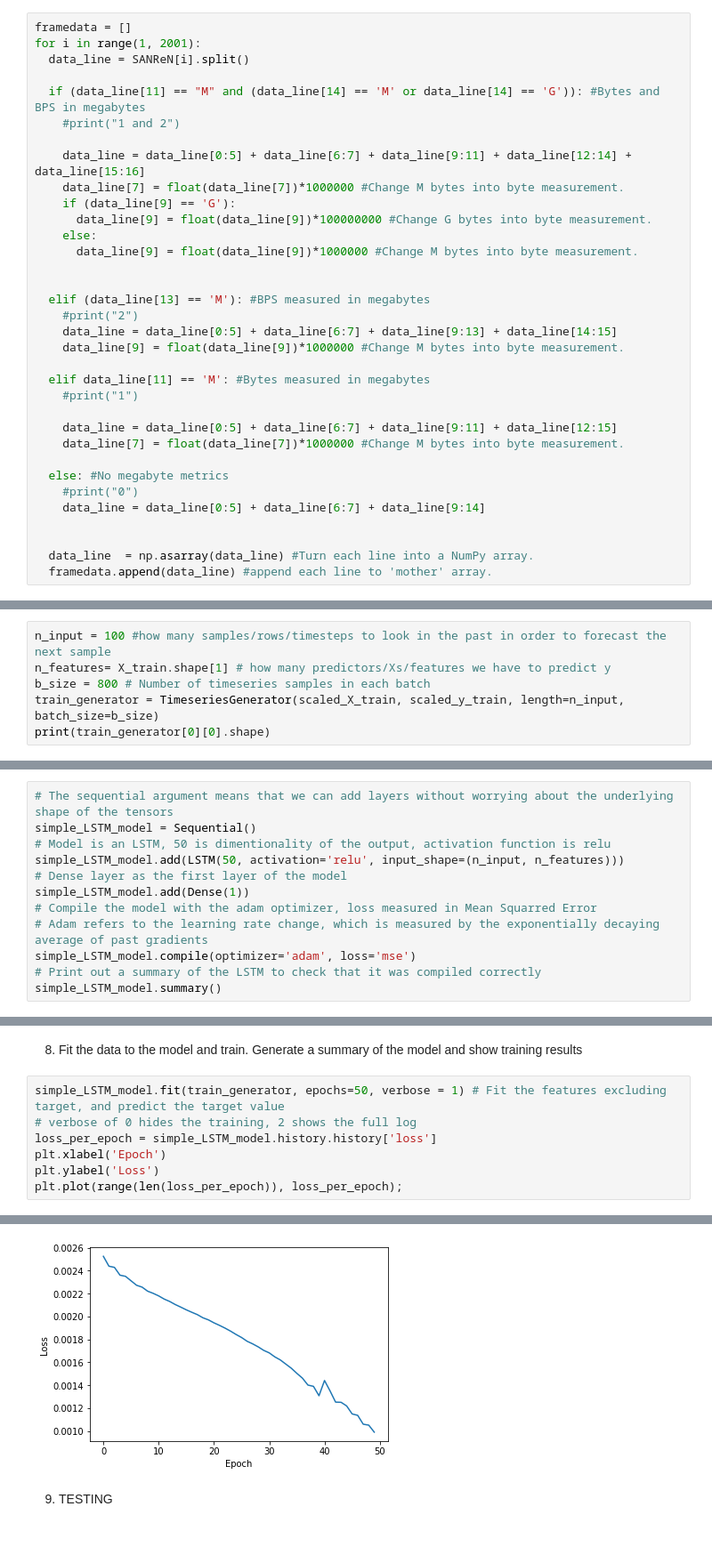
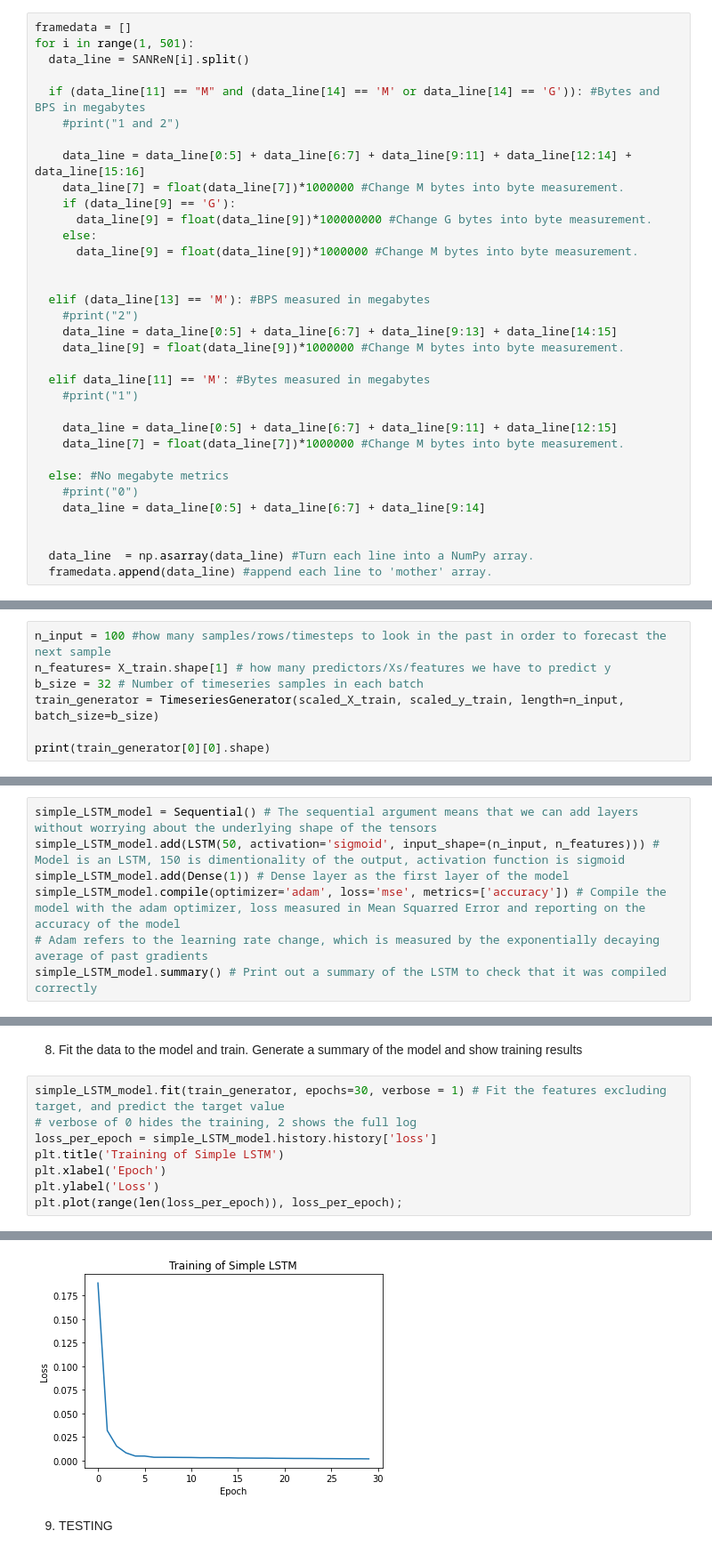
Before and after one commit to fle1scha/Deep-Learning-Network-Traffic-Prediction, a Jupyter notebook: DL4NTP.ipynb, the cells around one changed output, grey strips where cells are left out. Shown at 89% size. Drawn from its saved outputs; the diff is of its cells as text.

```diff
--- a/DL4NTP.ipynb
+++ b/DL4NTP.ipynb
@@ -68,7 +72,7 @@ headings_line = headings_line[0:6] + headings_line[8:13]
 4. Clean time-series data points
 # %%
 framedata = []
-for i in range(1, 2001):
+for i in range(1, 501):
   data_line = SANReN[i].split()
 
   if (data_line[11] == "M" and (data_line[14] == 'M' or data_line[14] == 'G')): #Bytes and BPS in megabytes
@@ -229,7 +229,8 @@ print(scaled_y_train)
 # %%
 n_input = 100 #how many samples/rows/timesteps to look in the past in order to forecast the next sample
 n_features= X_train.shape[1] # how many predictors/Xs/features we have to predict y
-b_size = 800 # Number of timeseries samples in each batch
+b_size = 32 # Number of timeseries samples in each batch
 train_generator = TimeseriesGenerator(scaled_X_train, scaled_y_train, length=n_input, batch_size=b_size)
+
 print(train_generator[0][0].shape)
 # %% [output]
@@ -239,17 +240,12 @@ print(train_generator[0][0].shape)
 # %% [markdown]
 7. Defining the Keras model configuaration for Simple LSTM
 # %%
-# The sequential argument means that we can add layers without worrying about the underlying shape of the tensors
-simple_LSTM_model = Sequential()
-# Model is an LSTM, 50 is dimentionality of the output, activation function is relu
-simple_LSTM_model.add(LSTM(50, activation='relu', input_shape=(n_input, n_features)))
-# Dense layer as the first layer of the model
-simple_LSTM_model.add(Dense(1))
-# Compile the model with the adam optimizer, loss measured in Mean Squarred Error
+simple_LSTM_model = Sequential() # The sequential argument means that we can add layers without worrying about the underlying shape of the tensors
+simple_LSTM_model.add(LSTM(50, activation='sigmoid', input_shape=(n_input, n_features))) # Model is an LSTM, 150 is dimentionality of the output, activation function is sigmoid
+simple_LSTM_model.add(Dense(1)) # Dense layer as the first layer of the model
+simple_LSTM_model.compile(optimizer='adam', loss='mse', metrics=['accuracy']) # Compile the model with the adam optimizer, loss measured in Mean Squarred Error and reporting on the accuracy of the model
 # Adam refers to the learning rate change, which is measured by the exponentially decaying average of past gradients
-simple_LSTM_model.compile(optimizer='adam', loss='mse')
-# Print out a summary of the LSTM to check that it was compiled correctly
-simple_LSTM_model.summary()
+simple_LSTM_model.summary() # Print out a summary of the LSTM to check that it was compiled correctly
 # %% [output]
 Model: "sequential"
 _________________________________________________________________
@@ -266,9 +264,10 @@ _________________________________________________________________
 # %% [markdown]
 8. Fit the data to the model and train. Generate a summary of the model and show training results
 # %%
-simple_LSTM_model.fit(train_generator, epochs=50, verbose = 1) # Fit the features excluding target, and predict the target value
+simple_LSTM_model.fit(train_generator, epochs=30, verbose = 1) # Fit the features excluding target, and predict the target value
 # verbose of 0 hides the training, 2 shows the full log
 loss_per_epoch = simple_LSTM_model.history.history['loss']
+plt.title('Training of Simple LSTM')
 plt.xlabel('Epoch')
 plt.ylabel('Loss')
 plt.plot(range(len(loss_per_epoch)), loss_per_epoch);
@@ -293,4 +293,4 @@ Epoch 50/50
-[figure, old version]
+[figure, new version]
 # %% [markdown]
 9. TESTING
 # %%
```
Also changed, not shown: parts of 35 cells of this notebook.
